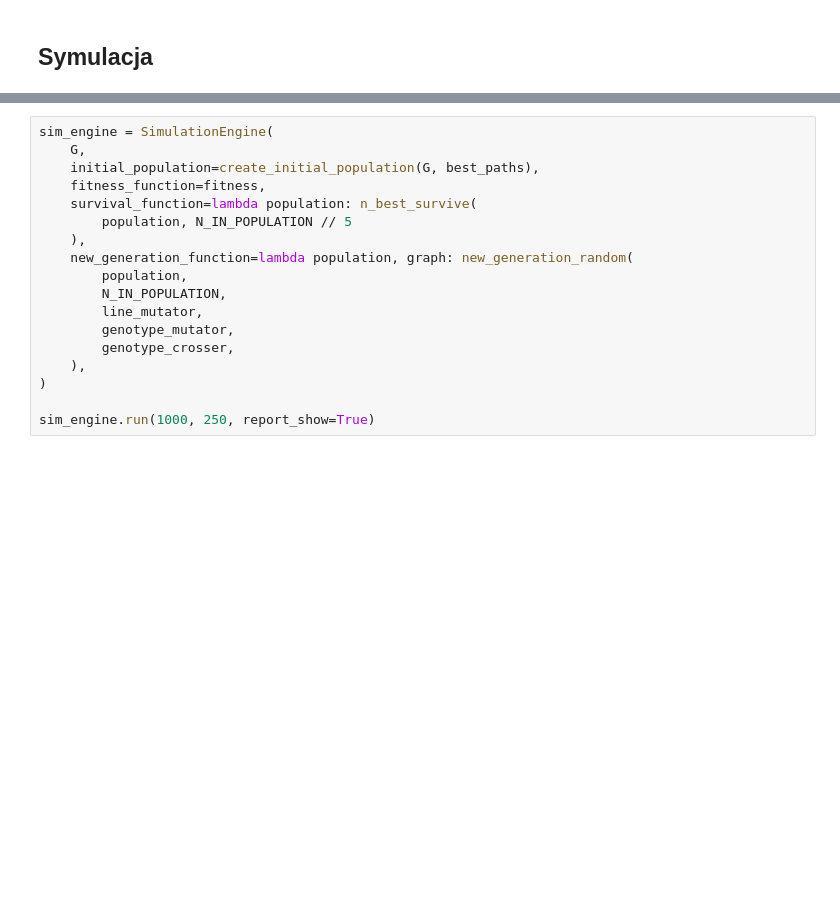
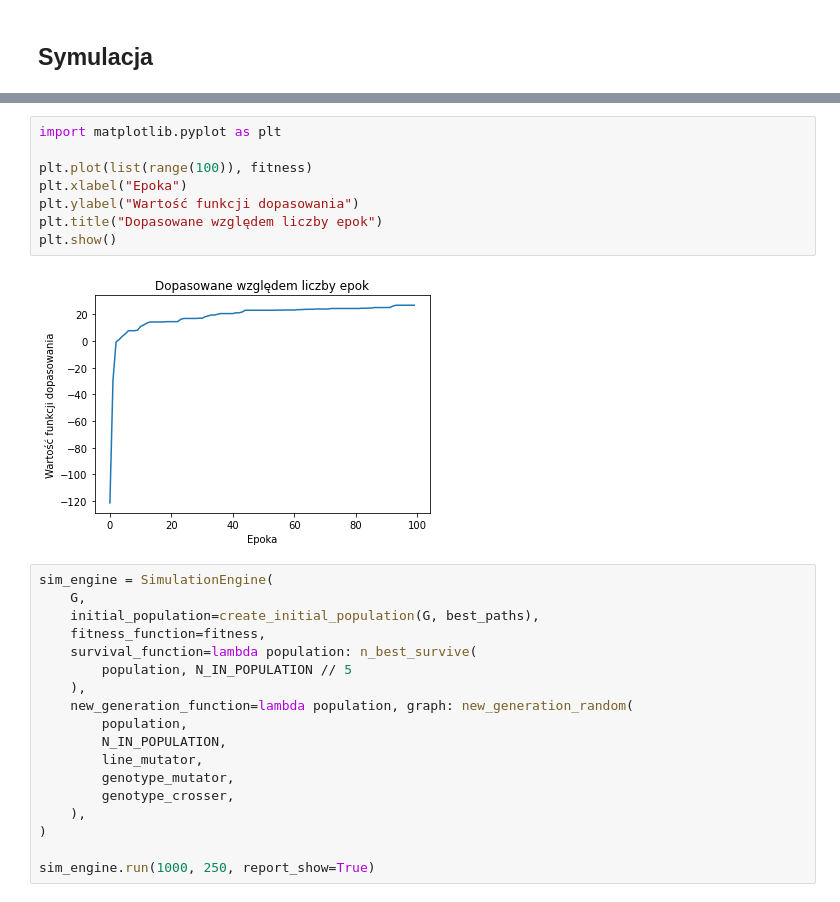
Before and after one commit to pweglik/badania-operacyjne, a Jupyter notebook: docs/mutations test.ipynb, the cells around one changed output, grey strips where cells are left out. Saved outputs shown, nothing was run; the diff lists cells and outputs as text; blank space fills up the shorter version.

```diff
--- a/docs/mutations test.ipynb
+++ b/docs/mutations test.ipynb
@@ -72,3 +73,13 @@ Population     5, best fitness function:            11.085471, best lines stops
+# %%
+import matplotlib.pyplot as plt
+
+plt.plot(list(range(100)), fitness)
+plt.xlabel("Epoka")
+plt.ylabel("Wartość funkcji dopasowania")
+plt.title("Dopasowane względem liczby epok")
+plt.show()
+# %% [output]
+[figure, added]
 # %%
 sim_engine = SimulationEngine(
     G,
```
Also changed, not shown: parts of 3 cells of this notebook, 11 other files.
